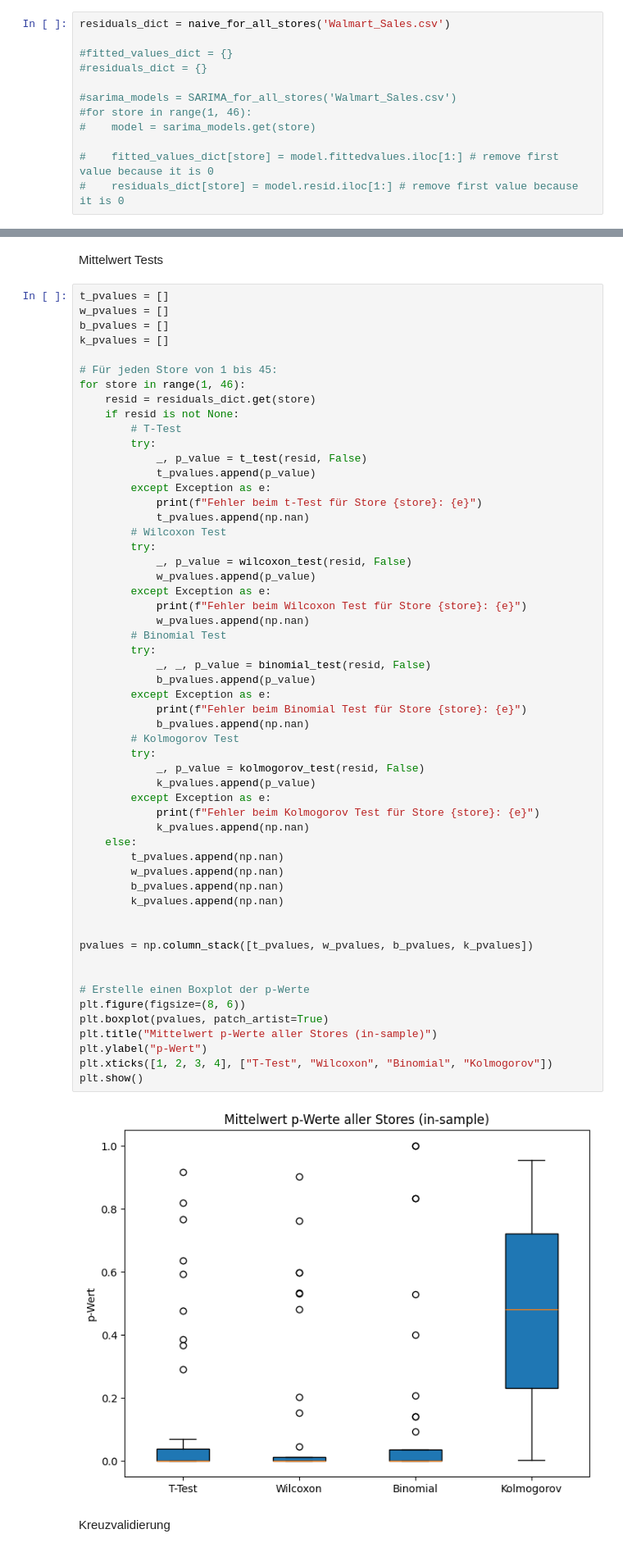
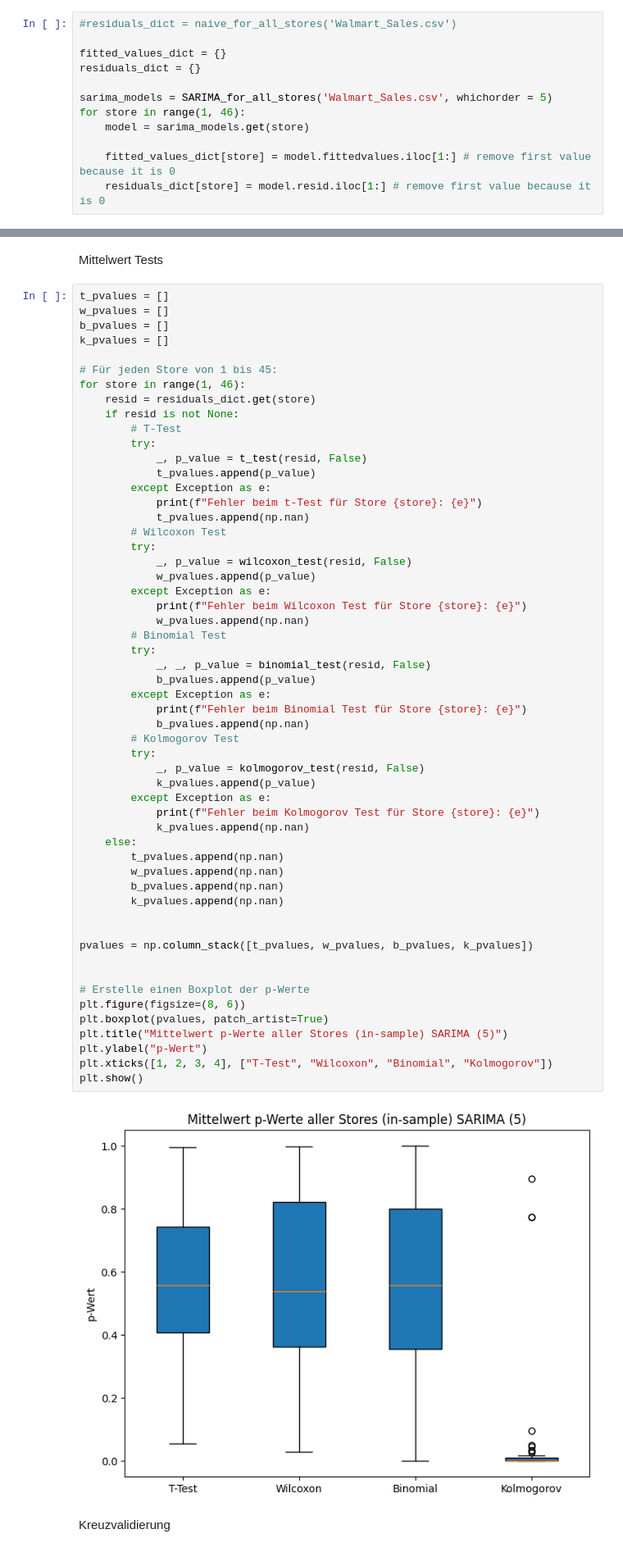
Before and after one commit to netalivo/Bachelor, a Jupyter notebook: main_all_stores.ipynb, the cells around one changed output, grey strips where cells are left out. Shown: that part at 82% size. Cells and saved outputs as stored; diff of their text form.

```diff
--- a/main_all_stores.ipynb
+++ b/main_all_stores.ipynb
@@ -22,14 +21,14 @@ df.columns = df.columns.str.lower()
 # %% [markdown]
 Alle Residuen und Fitted Values berechnen
 # %%
-residuals_dict = naive_for_all_stores('Walmart_Sales.csv')
+#residuals_dict = naive_for_all_stores('Walmart_Sales.csv')
 
-#fitted_values_dict = {}
-#residuals_dict = {}
+fitted_values_dict = {}
+residuals_dict = {}
 
-#sarima_models = SARIMA_for_all_stores('Walmart_Sales.csv')
-#for store in range(1, 46):
-#    model = sarima_models.get(store)
+sarima_models = SARIMA_for_all_stores('Walmart_Sales.csv', whichorder = 5)
+for store in range(1, 46):
+    model = sarima_models.get(store)
 
-#    fitted_values_dict[store] = model.fittedvalues.iloc[1:] # remove first value because it is 0
-#    residuals_dict[store] = model.resid.iloc[1:] # remove first value because it is 0
+    fitted_values_dict[store] = model.fittedvalues.iloc[1:] # remove first value because it is 0
+    residuals_dict[store] = model.resid.iloc[1:] # remove first value because it is 0
@@ -166,35 +183,35 @@ for store in range(1, 46):
         try:
             _, _, p_value = binomial_test(resid, False)
             b_pvalues.append(p_value)
         except Exception as e:
             print(f"Fehler beim Binomial Test für Store {store}: {e}")
             b_pvalues.append(np.nan)
         # Kolmogorov Test
         try:
             _, p_value = kolmogorov_test(resid, False)
             k_pvalues.append(p_value)
         except Exception as e:
             print(f"Fehler beim Kolmogorov Test für Store {store}: {e}")
             k_pvalues.append(np.nan)
     else:
         t_pvalues.append(np.nan)
         w_pvalues.append(np.nan)
         b_pvalues.append(np.nan)
         k_pvalues.append(np.nan)
 
 
 pvalues = np.column_stack([t_pvalues, w_pvalues, b_pvalues, k_pvalues])
 
 
 # Erstelle einen Boxplot der p-Werte
 plt.figure(figsize=(8, 6))
 plt.boxplot(pvalues, patch_artist=True)
-plt.title("Mittelwert p-Werte aller Stores (in-sample)")
+plt.title("Mittelwert p-Werte aller Stores (in-sample) SARIMA (5)")
 plt.ylabel("p-Wert")
 plt.xticks([1, 2, 3, 4], ["T-Test", "Wilcoxon", "Binomial", "Kolmogorov"])
 plt.show()
 # %% [output]
-[figure, old version]
+[figure, new version]
 # %% [markdown]
 Kreuzvalidierung
 # %%
```
Also changed, not shown: parts of 9 cells of this notebook, 6 other files.
